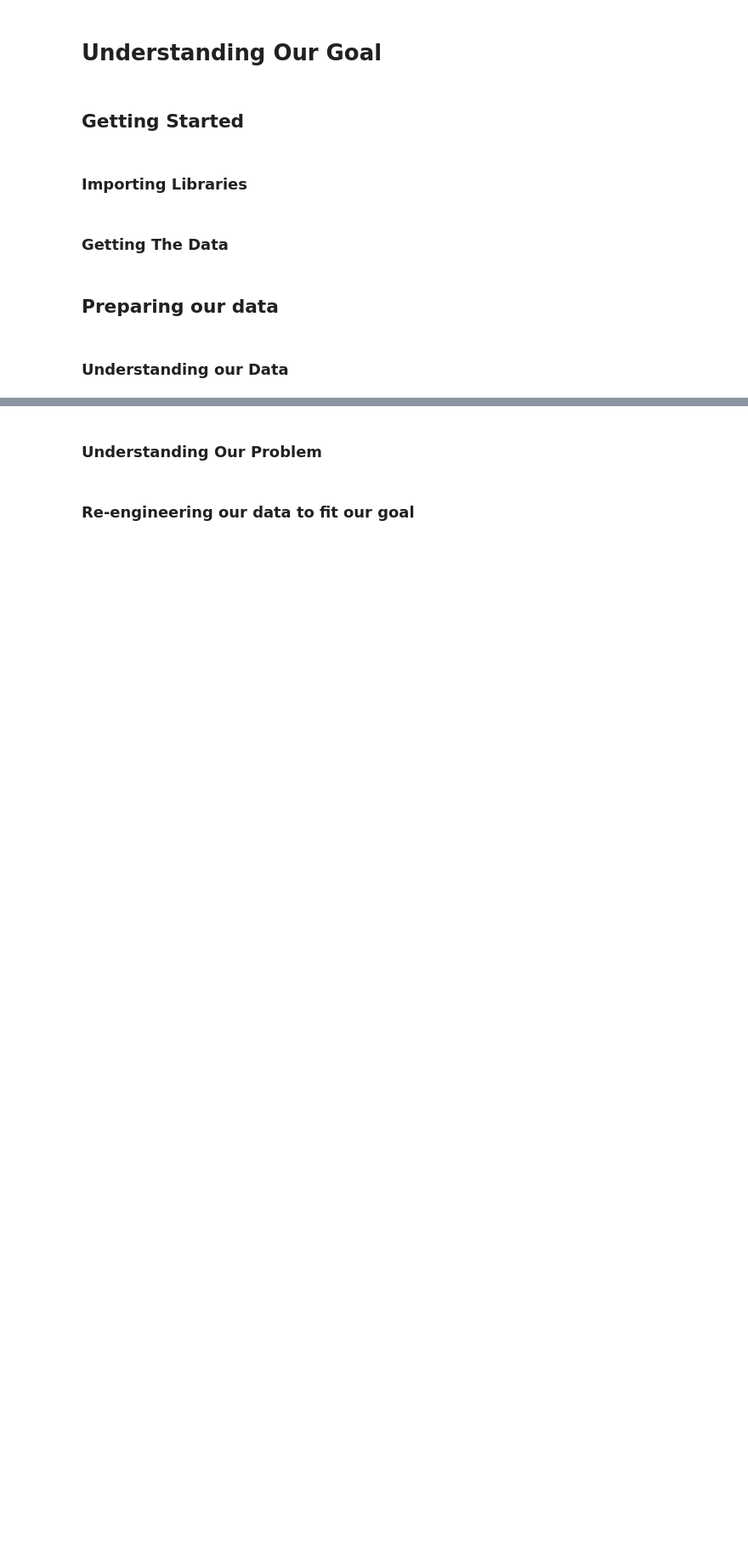
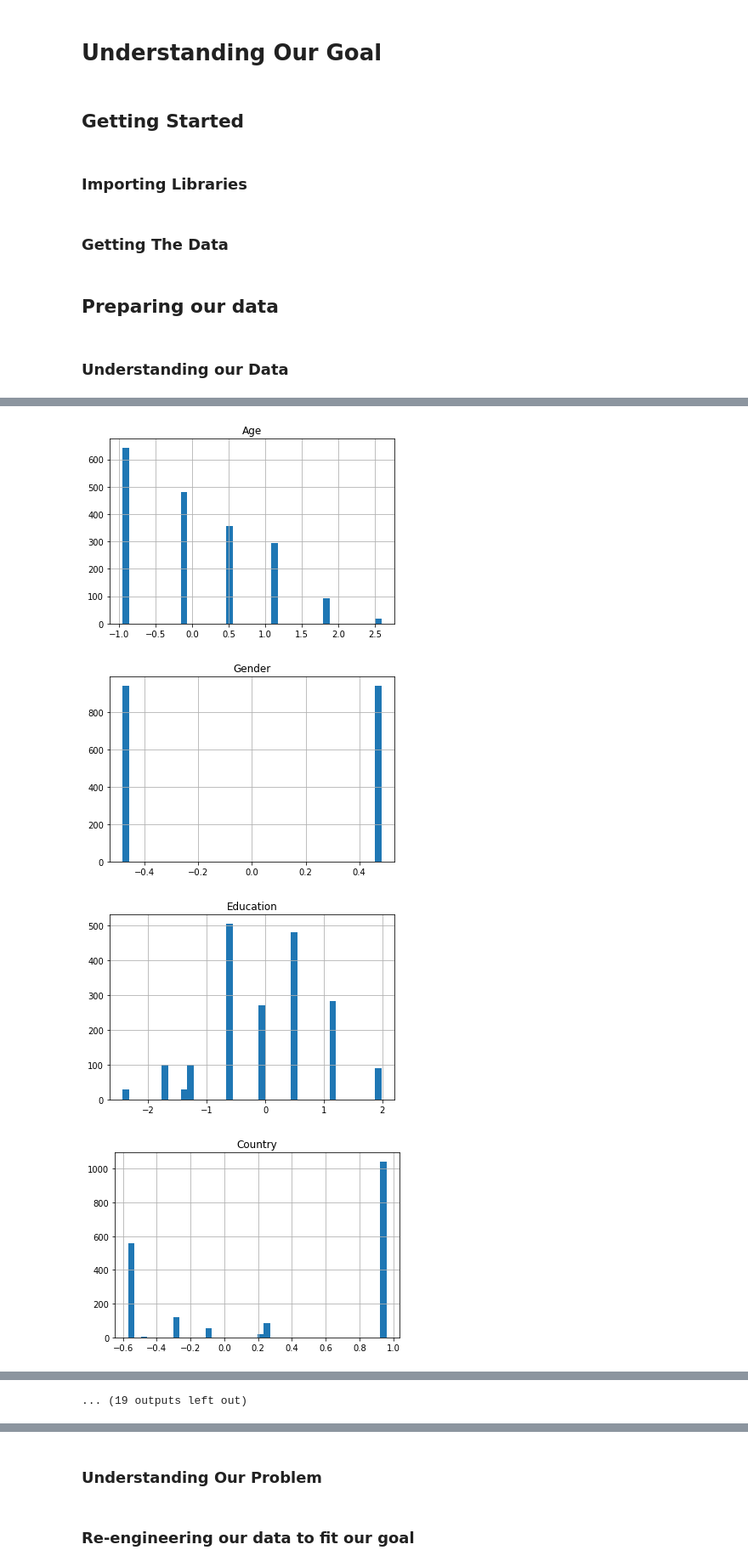
Before and after one commit to AmirMEdris/PredictingDrugUse, a Jupyter notebook: Untitled.ipynb, the cells around one changed output, grey strips where cells are left out. Shown at 85% size. Cells and saved outputs as stored; diff of their text form; code cells hidden in the pictures; blank space fills up the shorter version.

```diff
--- a/Untitled.ipynb
+++ b/Untitled.ipynb
@@ -34,0 +71,4 @@ df = pd.read_csv('drug_consumption.csv', names = Column_names)
+# %%
+PersonalityMetrics = ['Nscore','Escore','Oscore','Ascore','Cscore','Impulsive','SensationSeeking']
+DrugNames =['Alchol','Amphet','Amyl','Benzos','Caff','Cannibis','Chocalate','Coke','Crack','Ecstasy','Heroin','Ketamine','Legalh','Lsd','Meth','Mushroom','Nicotine','Semer','VSA']
+df[DrugNames]
@@ -34,0 +89,9 @@ df = pd.read_csv('drug_consumption.csv', names = Column_names)
+# %%
+def changetonumber(df,col):
+    df[col] = df[col].apply(lambda x: x[2] if type(x) == str else x)
+    df[col] = df[col].astype(int)
+#     df[col] = df[col].apply(lambda x: 'None' if x == 0 else 'low' if x <= 2 else 'high')
+    return df
+for i in DrugNames:
+    df = changetonumber(df,i)
+df[DrugNames]
@@ -34,0 +112,10 @@ df = pd.read_csv('drug_consumption.csv', names = Column_names)
+# %%
+for Column in Column_names:
+    df[Column].hist(bins=40)
+    plt.title(Column)
+    plt.show()
+# %% [output]
+[figure, added]
+[figure, added]
+[figure, added]
+[figure, added]
@@ -34,0 +130 @@ df = pd.read_csv('drug_consumption.csv', names = Column_names)
+... (19 outputs left out)
```
Also changed, not shown: parts of 21 cells of this notebook, 1 other file.
